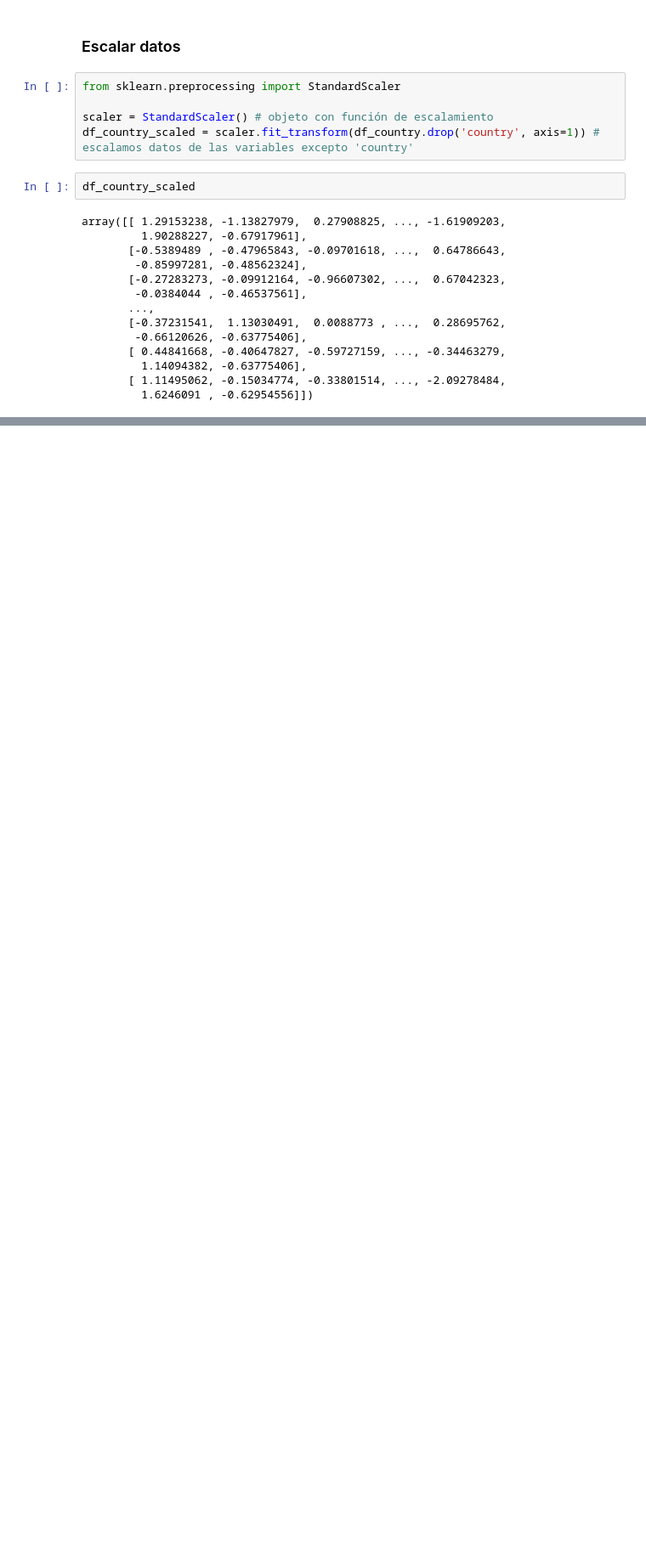
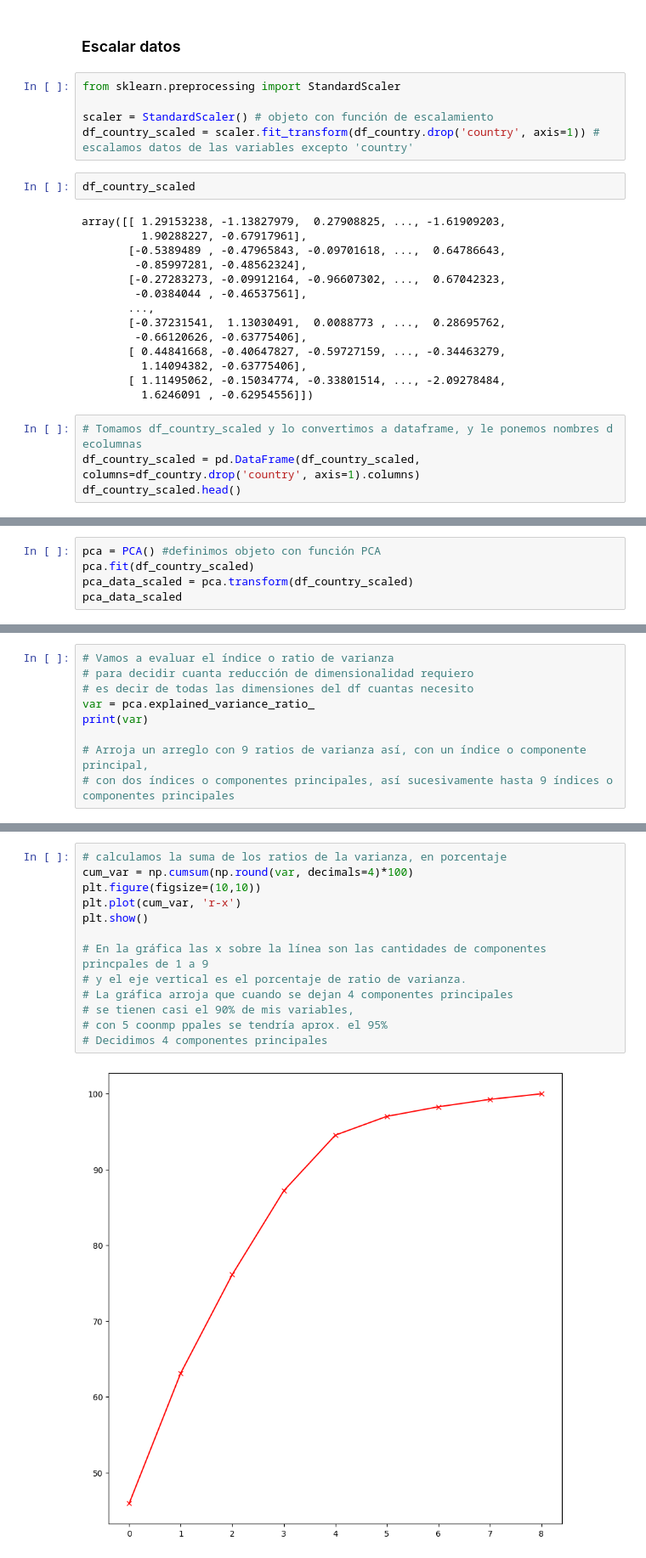
Before and after one commit to electrojam/Curso-de-Clustering-con-Python-y-scikit-learn, a Jupyter notebook: proyecto_countries_clustering.ipynb, the cells around one changed output, grey strips where cells are left out. Shown at 85% size. Saved outputs shown, nothing was run; the diff lists cells and outputs as text; blank space fills up the shorter version.

Commit message:
Aplicando PCA para clustering, reducción de dimensionalidad

```diff
--- a/proyecto_countries_clustering.ipynb
+++ b/proyecto_countries_clustering.ipynb
@@ -137,3 +137,7 @@ array([[ 1.29153238, -1.13827979,  0.27908825, ..., -1.61909203,
          1.14094382, -0.63775406],
        [ 1.11495062, -0.15034774, -0.33801514, ..., -2.09278484,
          1.6246091 , -0.62954556]])
+# %%
+# Tomamos df_country_scaled y lo convertimos a dataframe, y le ponemos nombres d ecolumnas
+df_country_scaled = pd.DataFrame(df_country_scaled, columns=df_country.drop('country', axis=1).columns)
+df_country_scaled.head()
@@ -139,0 +155,5 @@ array([[ 1.29153238, -1.13827979,  0.27908825, ..., -1.61909203,
+# %%
+pca = PCA() #definimos objeto con función PCA
+pca.fit(df_country_scaled)
+pca_data_scaled = pca.transform(df_country_scaled)
+pca_data_scaled
@@ -139,0 +174,9 @@ array([[ 1.29153238, -1.13827979,  0.27908825, ..., -1.61909203,
+# %%
+# Vamos a evaluar el índice o ratio de varianza
+# para decidir cuanta reducción de dimensionalidad requiero
+# es decir de todas las dimensiones del df cuantas necesito
+var = pca.explained_variance_ratio_
+print(var)
+
+# Arroja un arreglo con 9 ratios de varianza así, con un índice o componente principal,
+# con dos índices o componentes principales, así sucesivamente hasta 9 índices o componentes principales
@@ -139,0 +186,15 @@ array([[ 1.29153238, -1.13827979,  0.27908825, ..., -1.61909203,
+# %%
+# calculamos la suma de los ratios de la varianza, en porcentaje
+cum_var = np.cumsum(np.round(var, decimals=4)*100)
+plt.figure(figsize=(10,10))
+plt.plot(cum_var, 'r-x')
+plt.show()
+
+# En la gráfica las x sobre la línea son las cantidades de componentes princpales de 1 a 9
+# y el eje vertical es el porcentaje de ratio de varianza.
+# La gráfica arroja que cuando se dejan 4 componentes principales
+# se tienen casi el 90% de mis variables,
+# con 5 coonmp ppales se tendría aprox. el 95%
+# Decidimos 4 componentes principales
+# %% [output]
+[figure, added]
```
Also changed, not shown: parts of 7 cells of this notebook.
